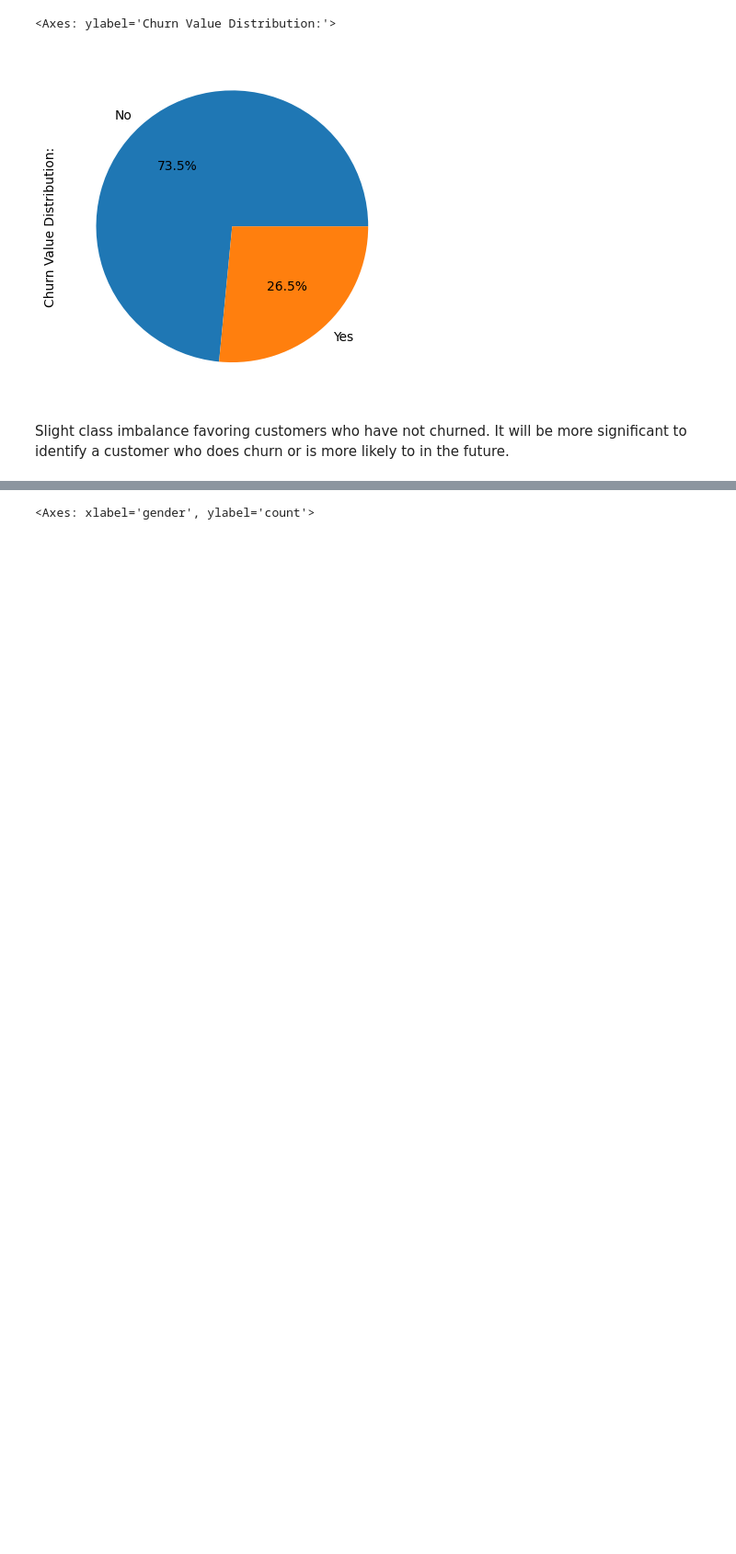
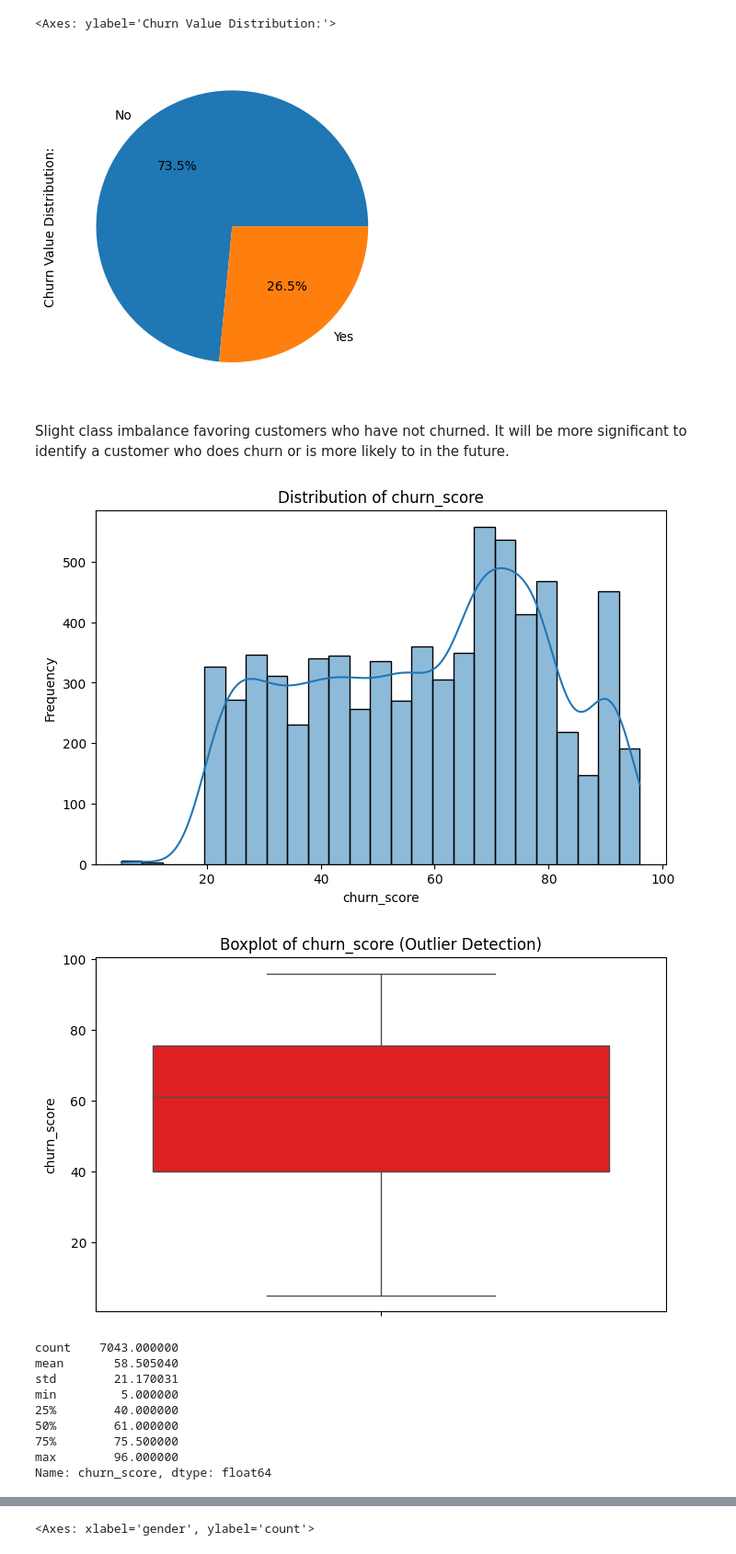
Before and after one commit to pprestonlee/churn-prediction, a Jupyter notebook: notebooks/eda.ipynb, the cells around one changed output, grey strips where cells are left out. Shown at 92% size. Drawn from its saved outputs; the diff is of its cells as text; code cells hidden in the pictures; blank space fills up the shorter version.

```diff
--- a/notebooks/eda.ipynb
+++ b/notebooks/eda.ipynb
@@ -971,3 +996,17 @@ data['churn_label'].value_counts().plot(kind='pie', autopct='%1.1f%%', label='Ch
 [figure]
 # %% [markdown]
 Slight class imbalance favoring customers who have not churned. It will be more significant to identify a customer who does churn or is more likely to in the future.
+# %%
+univariate_analysis(data, 'churn_score')
+# %% [output]
+[figure, added]
+[figure, added]
+count    7043.000000
+mean       58.505040
+std        21.170031
+min         5.000000
+25%        40.000000
+50%        61.000000
+75%        75.500000
+max        96.000000
+Name: churn_score, dtype: float64
```
Also changed, not shown: parts of 24 cells of this notebook, 2 other files.
